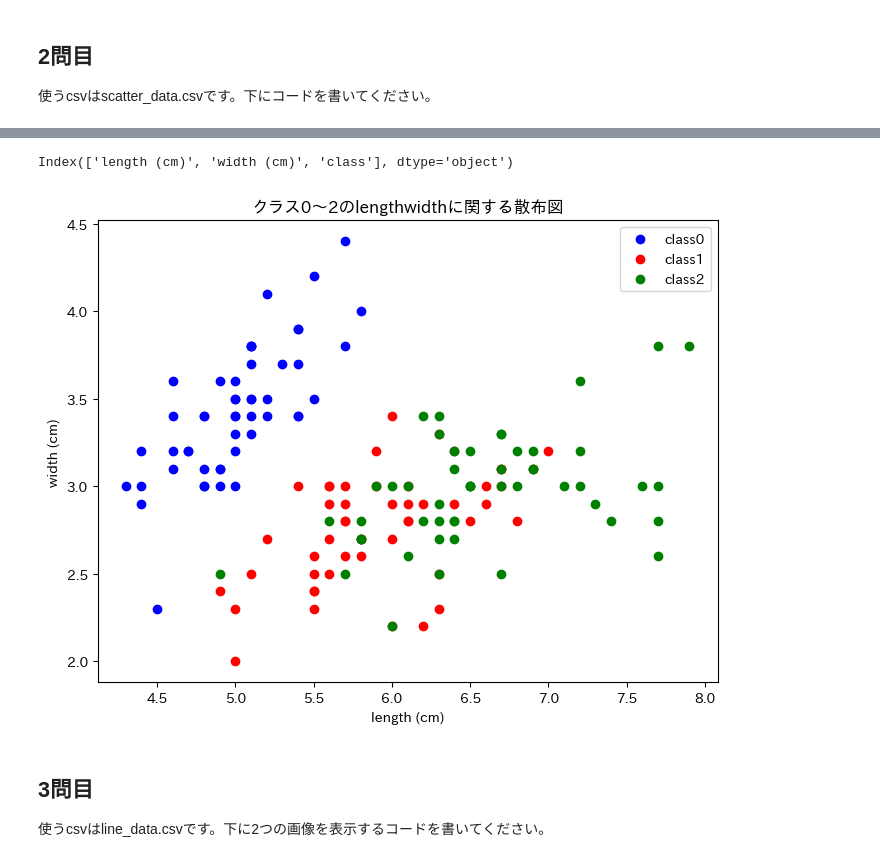
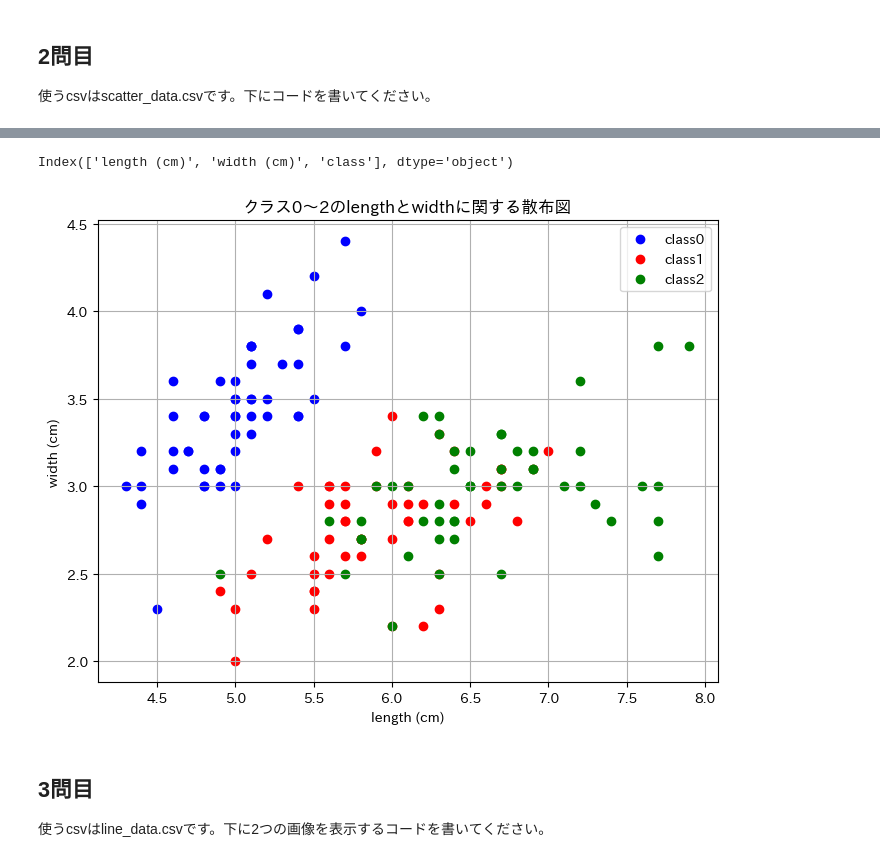
Before and after one commit to LeoMassy/BasicPython, a Jupyter notebook: matplotlib_exercise.ipynb, the cells around one changed output, grey strips where cells are left out. Cells and saved outputs as stored; diff of their text form; code cells hidden in the pictures.

```diff
--- a/matplotlib_exercise.ipynb
+++ b/matplotlib_exercise.ipynb
@@ -39,33 +39,34 @@ plt.show()
 # %%
 import pandas as pd
 import matplotlib.pyplot as plt
 
 # CSVファイルを読み込む
 file_path = 'data/scatter_data.csv'
 data = pd.read_csv(file_path)
 
 # データフレームのカラム名を表示して確認
 print(data.columns)
 
 # データを3つのグループに分ける
 group1 = data.iloc[:len(data)//3]
 group2 = data.iloc[len(data)//3:2*len(data)//3]
 group3 = data.iloc[2*len(data)//3:]
 
 # 散布図をプロット
 plt.figure(figsize=(8, 6))
 plt.scatter(group1.iloc[:, 0], group1.iloc[:, 1], color='blue', label='class0')
 plt.scatter(group2.iloc[:, 0], group2.iloc[:, 1], color='red', label='class1')
 plt.scatter(group3.iloc[:, 0], group3.iloc[:, 1], color='green', label='class2')
 plt.xlabel('length (cm)')
 plt.ylabel('width (cm)')
-plt.title('クラス0～2のlengthwidthに関する散布図')
+plt.title('クラス0～2のlengthとwidthに関する散布図')
 plt.legend()
+plt.grid(True)  # グリッド線を追加
 plt.savefig('./imgs/matplotlib/plot_2.png')  # プロットを保存
 plt.show()
 # %% [output]
 Index(['length (cm)', 'width (cm)', 'class'], dtype='object')
-[figure, old version]
+[figure, new version]
 # %% [markdown]
 ## 3問目
 使うcsvはline_data.csvです。下に2つの画像を表示するコードを書いてください。
```
Also changed, not shown: parts of 2 cells of this notebook, 3 other files.
